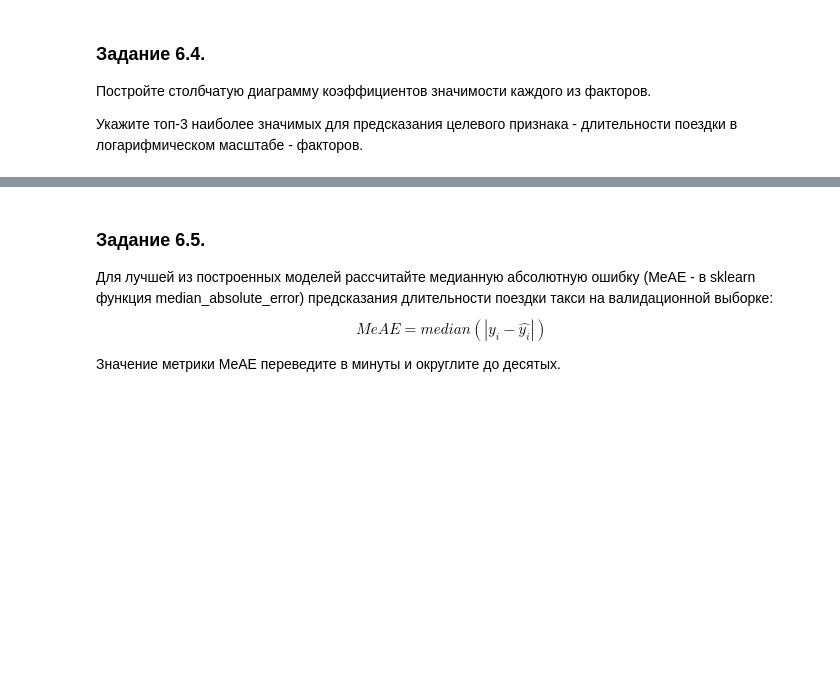
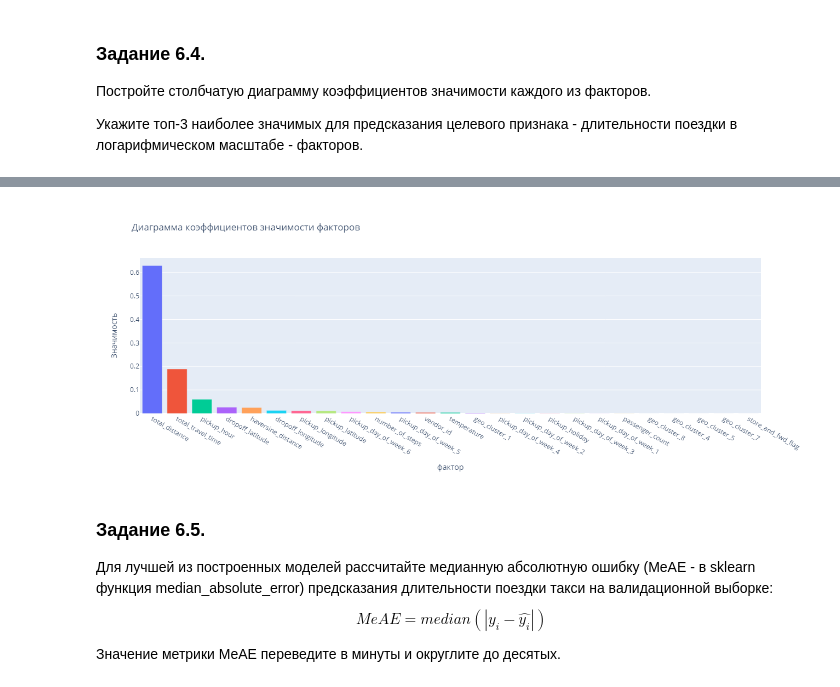
Before and after one commit to Blooodniy/PROJECT-5, a Jupyter notebook: Project-5.ipynb, the cells around one changed output, grey strips where cells are left out. Saved outputs shown, nothing was run; the diff lists cells and outputs as text; code cells hidden in the pictures; blank space fills up the shorter version.

```diff
--- a/Project-5.ipynb
+++ b/Project-5.ipynb
@@ -846,7 +852,8 @@ selector = feature_selection.SelectKBest(score_func=feature_selection.f_regressi
 X_train = selector.fit_transform(X_train, y_train_log)
 # Преобразуем валидационную выборку
 X_valid = selector.transform(X_valid)
-selector.get_feature_names_out()
+feature_names = selector.get_feature_names_out()
+feature_names
 # %% [output]
 array(['vendor_id', 'passenger_count', 'pickup_longitude',
        'pickup_latitude', 'dropoff_longitude', 'dropoff_latitude',
@@ -1025,0 +1031,11 @@ display(Image(filename="graph/fig_5.5.png"))
+# %%
+forest = ensemble.RandomForestRegressor(n_estimators=200,
+                                        max_depth=12,
+                                        criterion='squared_error',
+                                        min_samples_leaf=20,
+                                        random_state=42)
+forest.fit(X_train, y_train_log)
+y_train_log_pred_f = forest.predict(X_train)
+y_valid_log_pred_f = forest.predict(X_valid)
+print(f'RMSLE на тренировочной выборке: {metrics.root_mean_squared_error(y_train_log, y_train_log_pred_f):.2f}')
+print(f'RMSLE на валидационной выборке: {metrics.root_mean_squared_error(y_valid_log, y_valid_log_pred_f):.2f}')
@@ -1037,0 +1055,11 @@ display(Image(filename="graph/fig_5.5.png"))
+# %%
+booster = ensemble.GradientBoostingRegressor(learning_rate=0.5,
+                                             n_estimators=100,
+                                             max_depth=6,
+                                             min_samples_leaf=30,
+                                             random_state=42)
+booster.fit(X_train, y_train_log)
+y_train_log_pred_b = booster.predict(X_train)
+y_valid_log_pred_b = booster.predict(X_valid)
+print(f'RMSLE на тренировочной выборке: {metrics.root_mean_squared_error(y_train_log, y_train_log_pred_b):.2f}')
+print(f'RMSLE на валидационной выборке: {metrics.root_mean_squared_error(y_valid_log, y_valid_log_pred_b):.2f}')
@@ -1052,0 +1082,16 @@ display(Image(filename="graph/fig_5.5.png"))
+# %%
+# Создаём DataFrame для удобства визуализации
+feature_importances = pd.DataFrame({'feature_name': feature_names, 'feature_importance': booster.feature_importances_})
+
+fig = px.bar(feature_importances,
+             x='feature_name',
+             y='feature_importance',
+             category_orders=feature_importances.sort_values(by='feature_importance', ascending=False),
+             color='feature_name',
+             title='Диаграмма коэффициентов значимости факторов')
+fig.update_layout(xaxis_title_text='фактор',
+                  yaxis_title_text='Значимость',
+                  showlegend=False)
+fig.write_image("graph/fig_6.4.png", width=1300, height=500)
+display(Image(filename="graph/fig_6.4.png"))
+# %% [output]
@@ -1053,3 +1099,4 @@ display(Image(filename="graph/fig_5.5.png"))
+[figure, added]
 # %% [markdown]
 ### Задание 6.5.
 Для лучшей из построенных моделей рассчитайте медианную абсолютную ошибку (MeAE - в sklearn функция median_absolute_error) предсказания длительности поездки такси на валидационной выборке:
```
Also changed, not shown: parts of 19 cells of this notebook, 2 other files.
